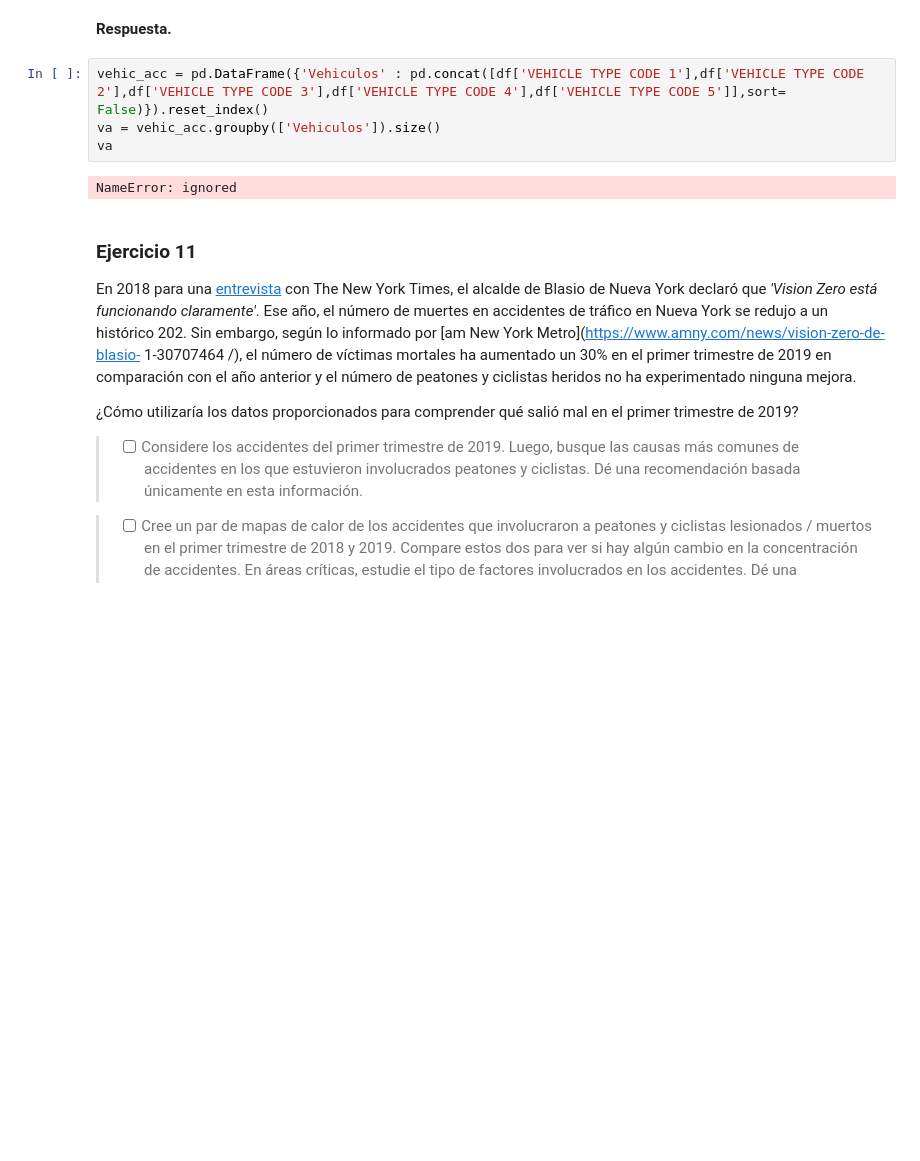
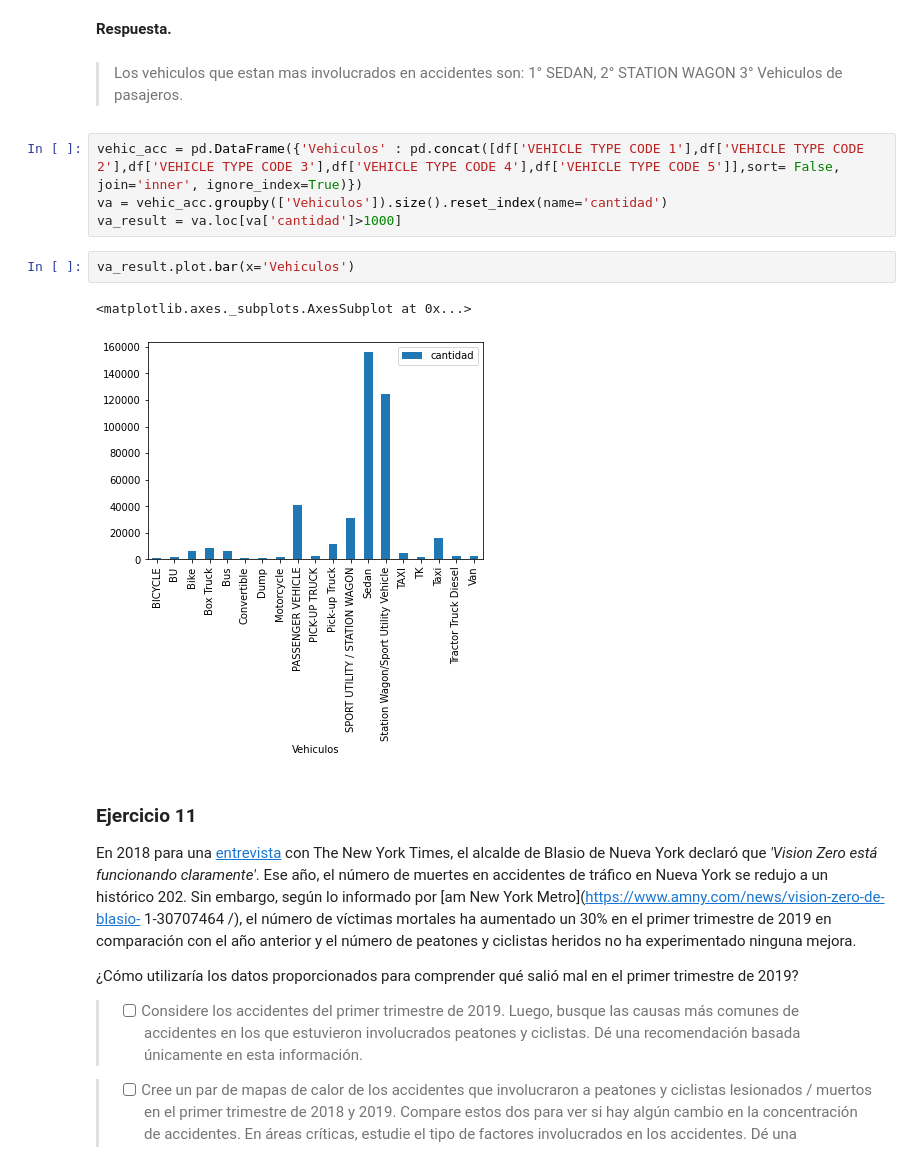
Before and after one commit to pmap1986/Paula_Alfonso_KC, a Jupyter notebook: Caso_Accidentes_NYC_Paula_Alfonso.ipynb, the cells around one changed output. Cells and saved outputs as stored; diff of their text form; blank space fills up the shorter version.

```diff
--- a/Caso_Accidentes_NYC_Paula_Alfonso.ipynb
+++ b/Caso_Accidentes_NYC_Paula_Alfonso.ipynb
@@ -345,12 +368,19 @@ fact_accidentes.plot.bar(figsize=(15,5))
 **Sugerencia:** Puede aplicar un enfoque similar al utilizado en la pregunta anterior.
 # %% [markdown]
 **Respuesta.**
+# %% [markdown]
+
+
+> Los vehiculos que estan mas involucrados en accidentes son: 1° SEDAN, 2° STATION WAGON 3° Vehiculos de pasajeros.
 # %%
-vehic_acc = pd.DataFrame({'Vehiculos' : pd.concat([df['VEHICLE TYPE CODE 1'],df['VEHICLE TYPE CODE 2'],df['VEHICLE TYPE CODE 3'],df['VEHICLE TYPE CODE 4'],df['VEHICLE TYPE CODE 5']],sort= False)}).reset_index()
-va = vehic_acc.groupby(['Vehiculos']).size()
-va
+vehic_acc = pd.DataFrame({'Vehiculos' : pd.concat([df['VEHICLE TYPE CODE 1'],df['VEHICLE TYPE CODE 2'],df['VEHICLE TYPE CODE 3'],df['VEHICLE TYPE CODE 4'],df['VEHICLE TYPE CODE 5']],sort= False, join='inner', ignore_index=True)})
+va = vehic_acc.groupby(['Vehiculos']).size().reset_index(name='cantidad')
+va_result = va.loc[va['cantidad']>1000]
-# %% [output]
-NameError: ignored
+# %%
+va_result.plot.bar(x='Vehiculos')
+# %% [output]
+<matplotlib.axes._subplots.AxesSubplot at 0x...>
+[figure, added]
 # %% [markdown]
 ### Ejercicio 11
 
```
Also changed, not shown: parts of 4 cells of this notebook.
